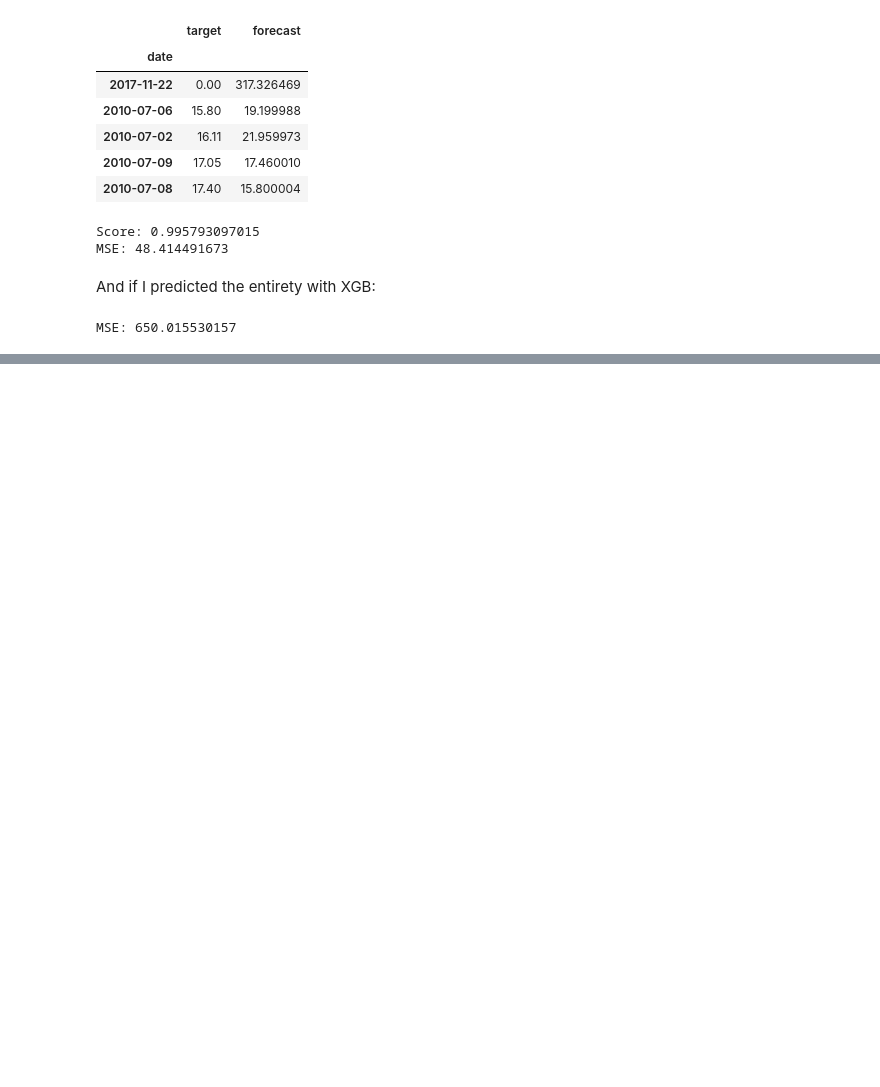
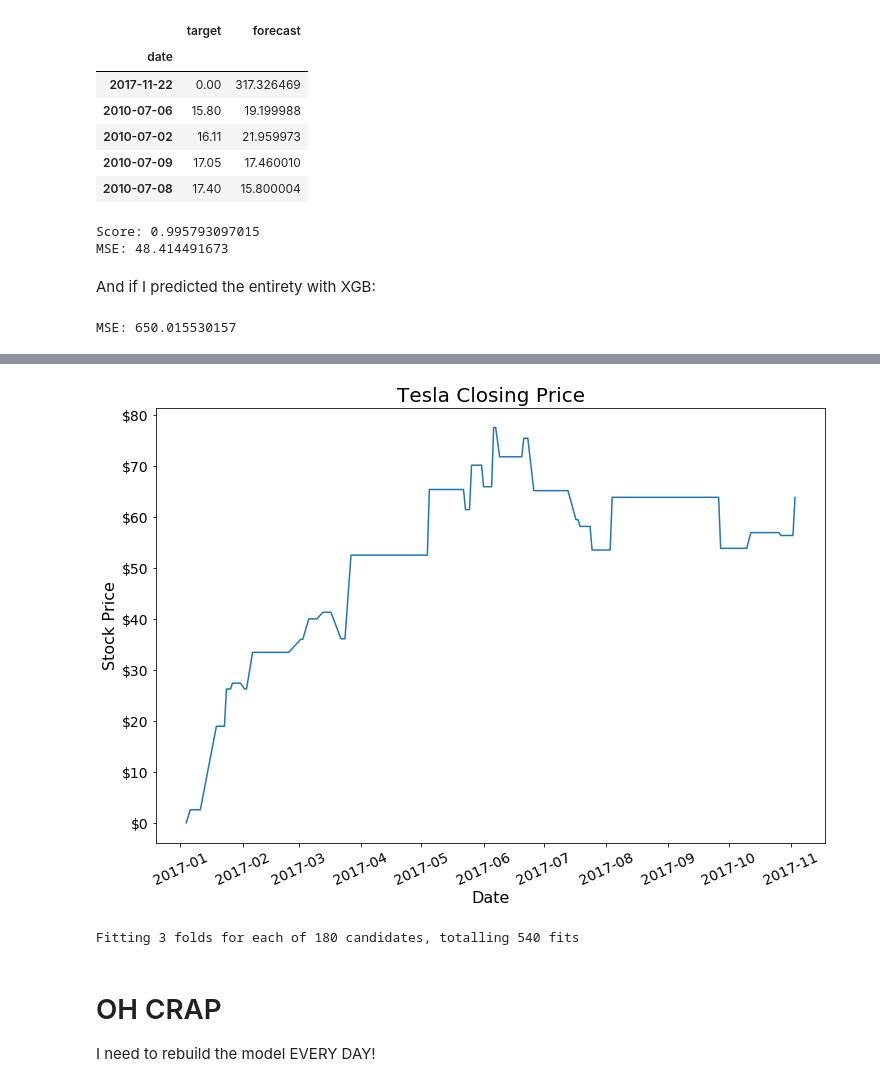
Before and after one commit to dale-wahl/Tesla_stock_prediction, a Jupyter notebook: Model_tesla_SARIMA_and_NLP.ipynb, the cells around one changed output, grey strips where cells are left out. Cells and saved outputs as stored; diff of their text form; code cells hidden in the pictures; blank space fills up the shorter version.

```diff
--- a/Model_tesla_SARIMA_and_NLP.ipynb
+++ b/Model_tesla_SARIMA_and_NLP.ipynb
@@ -352,0 +751,4 @@ MSE: 650.015530157
+# %%
+xgb.fit(X_train, y_train)
+test_predictions = xgb.predict(X_test)
+eval_sklearn_model(y_test, test_predictions, model=xgb, X=X_test)
@@ -352,0 +765,4 @@ MSE: 650.015530157
+# %%
+test_df['model_predict'] = test_predictions
+# %%
+profit_calculator(test_df, 'model_predict')
@@ -352,0 +777,2 @@ MSE: 650.015530157
+# %%
+profit_calculator(test_df, 'true_grow')
@@ -352,0 +787,39 @@ MSE: 650.015530157
+# %%
+X, y = plot_profit(test_df, 'model_predict', early_stop=None)
+# %% [output]
+[figure, added]
+# %%
+# gridsearch xgboost
+start_time = t.time()
+
+param_grid = {'max_depth':range(3,10,2),
+              'min_child_weight':range(1,6,2),
+              'gamma':[i/10.0 for i in range(0,5)],
+              'n_estimators':[100,500,1000]
+             }
+
+dt = XGBClassifier()
+
+grid = GridSearchCV(dt, param_grid, cv=3, scoring='roc_auc', verbose=1)
+
+grid.fit(X_train, y_train)
+
+best_results = {'params': list(grid.best_params_.items()), 'score': grid.best_score_}
+
+best_dt = grid.best_estimator_
+
+best_dt = best_dt.fit(X_train, y_train)
+
+score = best_dt.score(X_test, y_test)
+
+#print('Number of Models Run: ', len(n_estimators) * len(max_features) * len(min_samples_leaf) * 3)
+print("{} Score: {:0.3}".format('Decision Tree Classifier', score.mean().round(3)), '\n')
+print('Elapsed Time: {:0.3}'.format( t.time() - start_time), ' seconds', '\n')
+print(grid.best_estimator_, '\n')
+print('Best Hyperparameters we tested for', '\n', best_results)
+# %% [output]
+Fitting 3 folds for each of 180 candidates, totalling 540 fits
+# %% [markdown]
+# OH CRAP
+
+I need to rebuild the model EVERY DAY!
```
Also changed, not shown: parts of 100 cells of this notebook, 12 other files.
